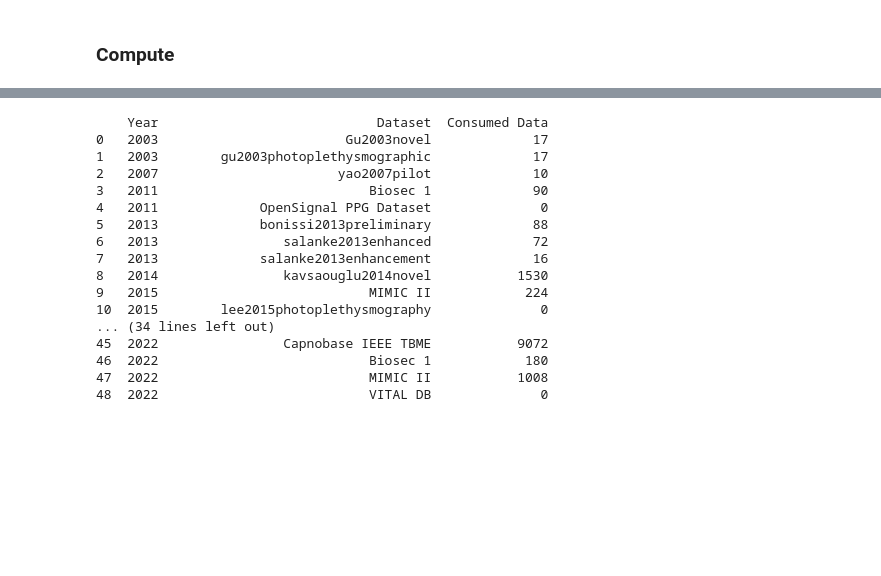
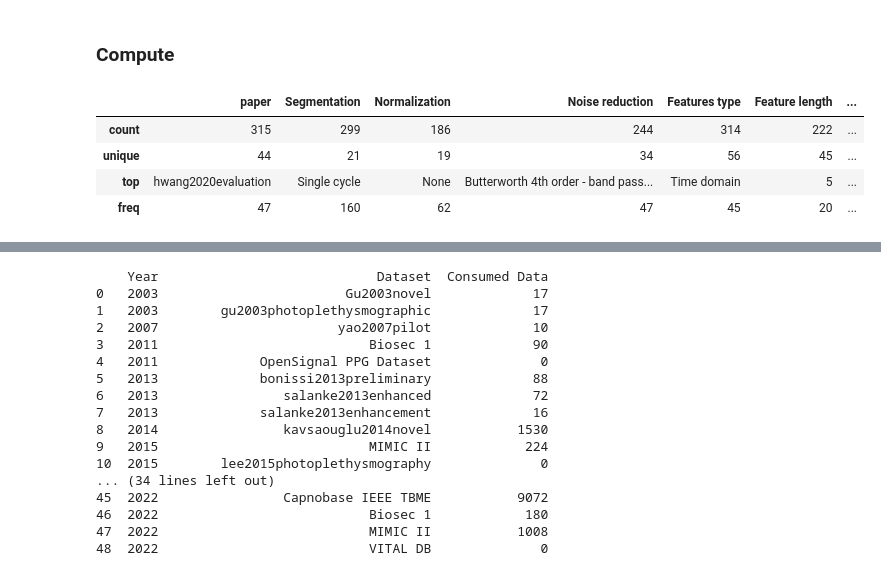
Before and after one commit to bvignau/PPG_SLR_dataset, a Jupyter notebook: dataset_stats.ipynb, the cells around one changed output, grey strips where cells are left out. Drawn from its saved outputs; the diff is of its cells as text; code cells hidden in the pictures; blank space fills up the shorter version.

```diff
--- a/dataset_stats.ipynb
+++ b/dataset_stats.ipynb
@@ -522,6 +540,33 @@ merged_dataset_df.head(-15)
 530 rows × 24 columns
 # %% [markdown]
 ### Compute
+# %%
+archi_df=exp_df.drop('Dataset',axis=1)
+archi_df=archi_df.drop('EER',axis=1)
+archi_df=archi_df.drop('Lowest FMR',axis=1)
+archi_df=archi_df.drop('Lowest FMNR',axis=1)
+archi_df=archi_df.drop('Training dataset',axis=1)
+archi_df=archi_df.drop('Evaluation dataset',axis=1)
+archi_df=archi_df.drop('Validation method',axis=1)
+archi_df=archi_df.drop('Accuracy',axis=1)
+archi_df=archi_df.drop('Year',axis=1)
+archi_df=archi_df.drop('Algorithm type',axis=1)
+archi_df=archi_df.drop('Year',axis=1)
+
+
+
+
+
+
+
+archi_df=archi_df.drop_duplicates()
+archi_df.describe()
+# %% [output]
+|  | paper | Segmentation | Normalization | Noise reduction | Features type | Feature length | ... |
+| count | 315 | 299 | 186 | 244 | 314 | 222 | ... |
+| unique | 44 | 21 | 19 | 34 | 56 | 45 | ... |
+| top | hwang2020evaluation | Single cycle | None | Butterworth 4th order - band pass... | Time domain | 5 | ... |
+| freq | 47 | 160 | 62 | 47 | 45 | 20 | ... |
 # %%
 def add_freq_to_dataset(year,dataset,df):
     year_index=df.index[df['Year'] == year ].tolist()
```
Also changed, not shown: parts of 4 cells of this notebook, 3 other files.
